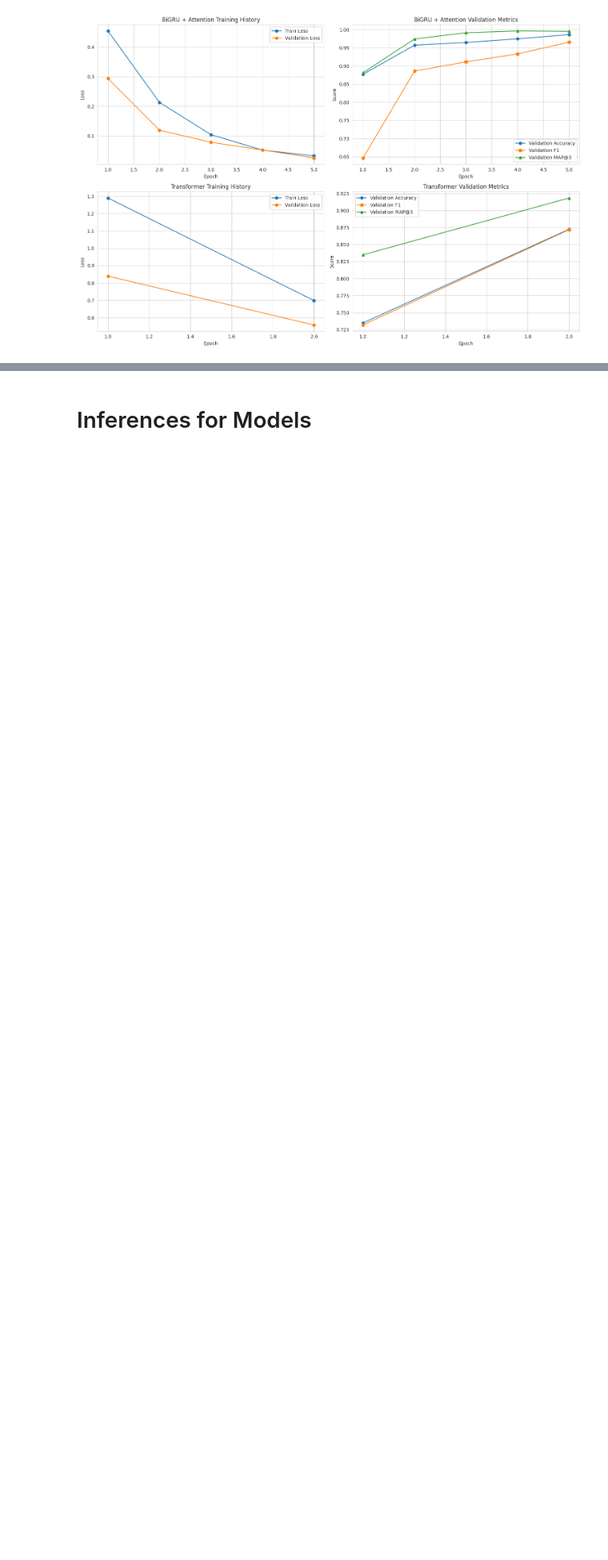
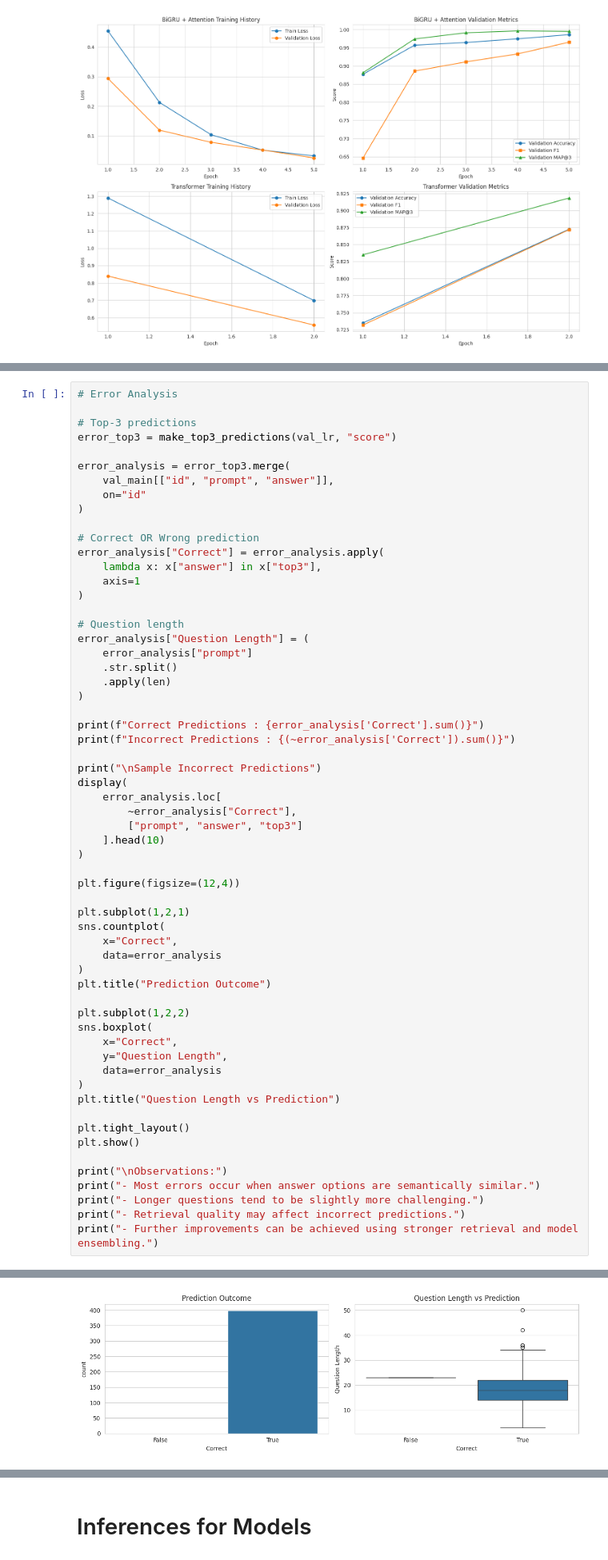
Before and after one commit to Hariom9991/dl-24f1000881-notebook-t22026, a Jupyter notebook: kaggle_notebook.ipynb, the cells around one changed output, grey strips where cells are left out. Shown at 80% size. Saved outputs shown, nothing was run; the diff lists cells and outputs as text; blank space fills up the shorter version.

```diff
--- a/kaggle_notebook.ipynb
+++ b/kaggle_notebook.ipynb
@@ -1598,0 +1596,61 @@ plt.show()
+# %%
+# Error Analysis
+
+# Top-3 predictions
+error_top3 = make_top3_predictions(val_lr, "score")
+
+error_analysis = error_top3.merge(
+    val_main[["id", "prompt", "answer"]],
+    on="id"
+)
+
+# Correct OR Wrong prediction
+error_analysis["Correct"] = error_analysis.apply(
+    lambda x: x["answer"] in x["top3"],
+    axis=1
+)
+
+# Question length
+error_analysis["Question Length"] = (
+    error_analysis["prompt"]
+    .str.split()
+    .apply(len)
+)
+
+print(f"Correct Predictions : {error_analysis['Correct'].sum()}")
+print(f"Incorrect Predictions : {(~error_analysis['Correct']).sum()}")
+
+print("\nSample Incorrect Predictions")
+display(
+    error_analysis.loc[
+        ~error_analysis["Correct"],
+        ["prompt", "answer", "top3"]
+    ].head(10)
+)
+
+plt.figure(figsize=(12,4))
+
+plt.subplot(1,2,1)
+sns.countplot(
+    x="Correct",
+    data=error_analysis
+)
+plt.title("Prediction Outcome")
+
+plt.subplot(1,2,2)
+sns.boxplot(
+    x="Correct",
+    y="Question Length",
+    data=error_analysis
+)
+plt.title("Question Length vs Prediction")
+
+plt.tight_layout()
+plt.show()
+
+print("\nObservations:")
+print("- Most errors occur when answer options are semantically similar.")
+print("- Longer questions tend to be slightly more challenging.")
+print("- Retrieval quality may affect incorrect predictions.")
+print("- Further improvements can be achieved using stronger retrieval and model ensembling.")
+# %% [output]
@@ -1598,0 +1663 @@ plt.show()
+[figure, added]
```
Also changed, not shown: parts of 6 cells of this notebook.
